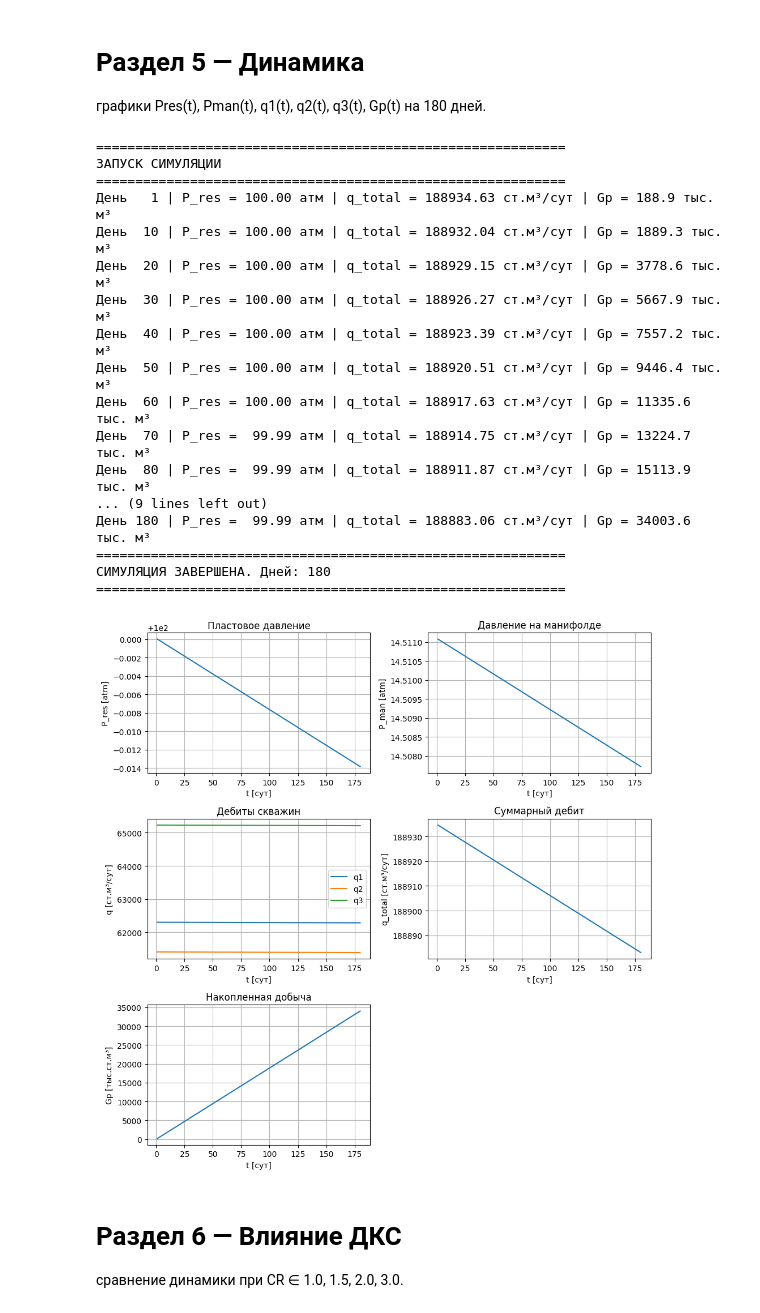
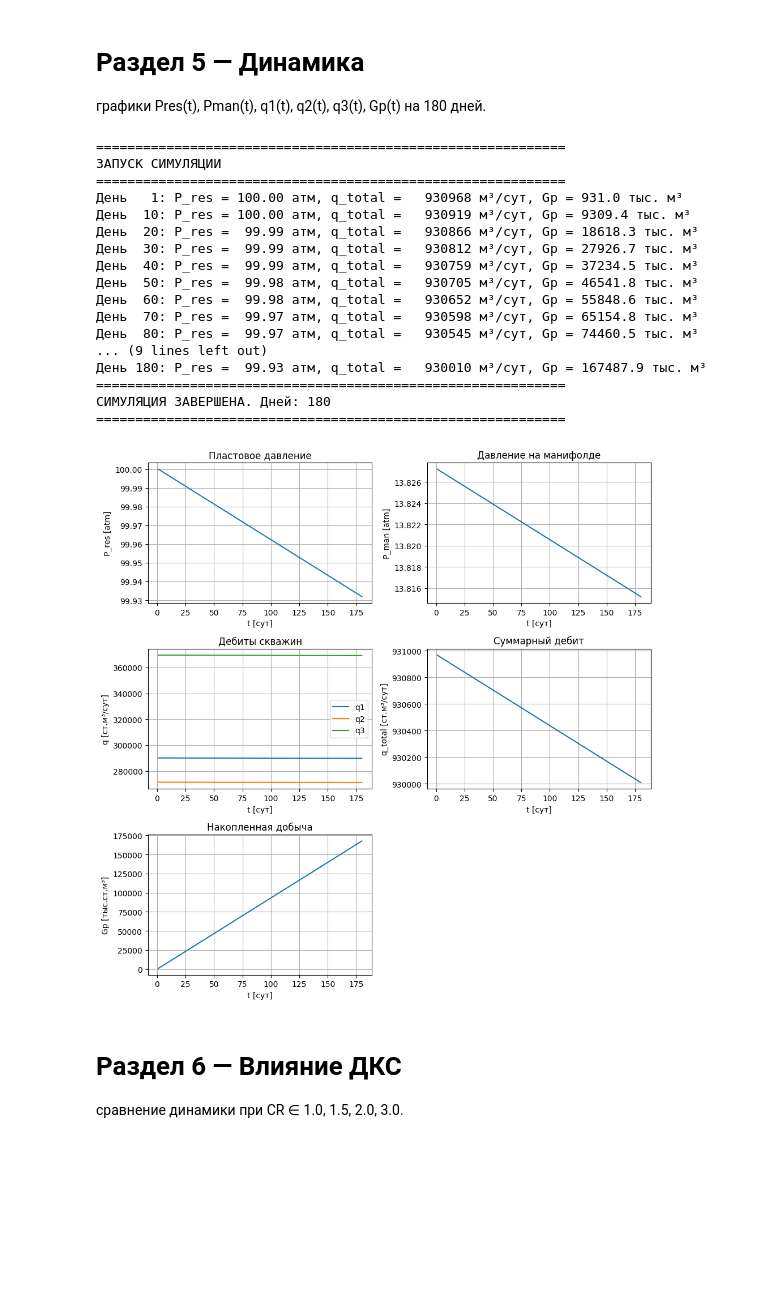
Before and after one commit to luismhpz95/gas_field_simulator, a Jupyter notebook: курсовая.ipynb, the cells around one changed output. Drawn from its saved outputs; the diff is of its cells as text; code cells hidden in the pictures; blank space fills up the shorter version.

```diff
--- a/курсовая.ipynb
+++ b/курсовая.ipynb
@@ -16,9 +17,9 @@ plt.rcParams['axes.grid'] = True
 M = 0.016
 T_res = 310.0
 df = pd.read_csv('hw2_data.csv', sep=';')
-xa = df['xa, mol. %'].iloc[15] / 100
-xy = df['xy, mol. %'].iloc[15] / 100
-rho_c = df['rho_c, kg/m3'].iloc[15]
+xa = df['xa, mol. %'].iloc[13]
+xy = df['xy, mol. %'].iloc[13]
+rho_c = df['rho_c, kg/m3'].iloc[13]
 
 fluid = Fluid(M=M, rho_c=rho_c, xa=xa, xy=xy, T=T_res)
 # %%
@@ -216,53 +217,51 @@ plt.show()
 графики Pres(t), Pman(t), q1(t), q2(t), q3(t), Gp(t) на 180 дней.
 # %%
 reservoir.resprops.P = P0
-
 df = simulate.run(N_days=180, dt=1.0)
 
 fig, axes = plt.subplots(3, 2, figsize=(10, 10))
 
 axes[0,0].plot(df['t'], df['P_res'])
-axes[0,0].set(ylabel='P_res [atm]', title='Пластовое давление')
+axes[0,0].set(xlabel = 't [сут]', ylabel='P_res [atm]', title='Пластовое давление')
 
 axes[0,1].plot(df['t'], df['P_man'])
-axes[0,1].set(ylabel='P_man [atm]', title='Давление на манифолде')
+axes[0,1].set(xlabel = 't [сут]', ylabel='P_man [atm]', title='Давление на манифолде')
 
 axes[1,0].plot(df['t'], df['q1'], label='q1')
 axes[1,0].plot(df['t'], df['q2'], label='q2')
 axes[1,0].plot(df['t'], df['q3'], label='q3')
-axes[1,0].set(ylabel='q [ст.м³/сут]', title='Дебиты скважин')
+axes[1,0].set(xlabel = 't [сут]', ylabel='q [ст.м³/сут]', title='Дебиты скважин')
 axes[1,0].legend()
 
 axes[1,1].plot(df['t'], df['q_total']);
-axes[1,1].set(ylabel='q_total [ст.м³/сут]', title='Суммарный дебит')
+axes[1,1].set(xlabel = 't [сут]', ylabel='q_total [ст.м³/сут]', title='Суммарный дебит')
 
 axes[2,0].plot(df['t'], df['Gp'])
-axes[2,0].set(ylabel='Gp [тыс.ст.м³]', title='Накопленная добыча')
+axes[2,0].set(xlabel = 't [сут]', ylabel='Gp [тыс.ст.м³]', title='Накопленная добыча')
 
 axes[2,1].axis('off')
 
-for ax in axes.flat:
-    ax.set_xlabel('t [сут]')
-plt.tight_layout(); plt.show()
+plt.tight_layout()
+plt.show()
 # %% [output]
 ============================================================
 ЗАПУСК СИМУЛЯЦИИ
 ============================================================
-День   1 | P_res = 100.00 атм | q_total = 188934.63 ст.м³/сут | Gp = 188.9 тыс. м³
-День  10 | P_res = 100.00 атм | q_total = 188932.04 ст.м³/сут | Gp = 1889.3 тыс. м³
-День  20 | P_res = 100.00 атм | q_total = 188929.15 ст.м³/сут | Gp = 3778.6 тыс. м³
-День  30 | P_res = 100.00 атм | q_total = 188926.27 ст.м³/сут | Gp = 5667.9 тыс. м³
-День  40 | P_res = 100.00 атм | q_total = 188923.39 ст.м³/сут | Gp = 7557.2 тыс. м³
-День  50 | P_res = 100.00 атм | q_total = 188920.51 ст.м³/сут | Gp = 9446.4 тыс. м³
-День  60 | P_res = 100.00 атм | q_total = 188917.63 ст.м³/сут | Gp = 11335.6 тыс. м³
-День  70 | P_res =  99.99 атм | q_total = 188914.75 ст.м³/сут | Gp = 13224.7 тыс. м³
-День  80 | P_res =  99.99 атм | q_total = 188911.87 ст.м³/сут | Gp = 15113.9 тыс. м³
+День   1: P_res = 100.00 атм, q_total =   930968 м³/сут, Gp = 931.0 тыс. м³
+День  10: P_res = 100.00 атм, q_total =   930919 м³/сут, Gp = 9309.4 тыс. м³
+День  20: P_res =  99.99 атм, q_total =   930866 м³/сут, Gp = 18618.3 тыс. м³
+День  30: P_res =  99.99 атм, q_total =   930812 м³/сут, Gp = 27926.7 тыс. м³
+День  40: P_res =  99.99 атм, q_total =   930759 м³/сут, Gp = 37234.5 тыс. м³
+День  50: P_res =  99.98 атм, q_total =   930705 м³/сут, Gp = 46541.8 тыс. м³
+День  60: P_res =  99.98 атм, q_total =   930652 м³/сут, Gp = 55848.6 тыс. м³
+День  70: P_res =  99.97 атм, q_total =   930598 м³/сут, Gp = 65154.8 тыс. м³
+День  80: P_res =  99.97 атм, q_total =   930545 м³/сут, Gp = 74460.5 тыс. м³
 ... (9 lines left out)
-День 180 | P_res =  99.99 атм | q_total = 188883.06 ст.м³/сут | Gp = 34003.6 тыс. м³
+День 180: P_res =  99.93 атм, q_total =   930010 м³/сут, Gp = 167487.9 тыс. м³
 ============================================================
 СИМУЛЯЦИЯ ЗАВЕРШЕНА. Дней: 180
 ============================================================
-[figure, old version]
+[figure, new version]
 # %% [markdown]
 # Раздел 6 — Влияние ДКС
 
```
Also changed, not shown: parts of 11 cells of this notebook.
